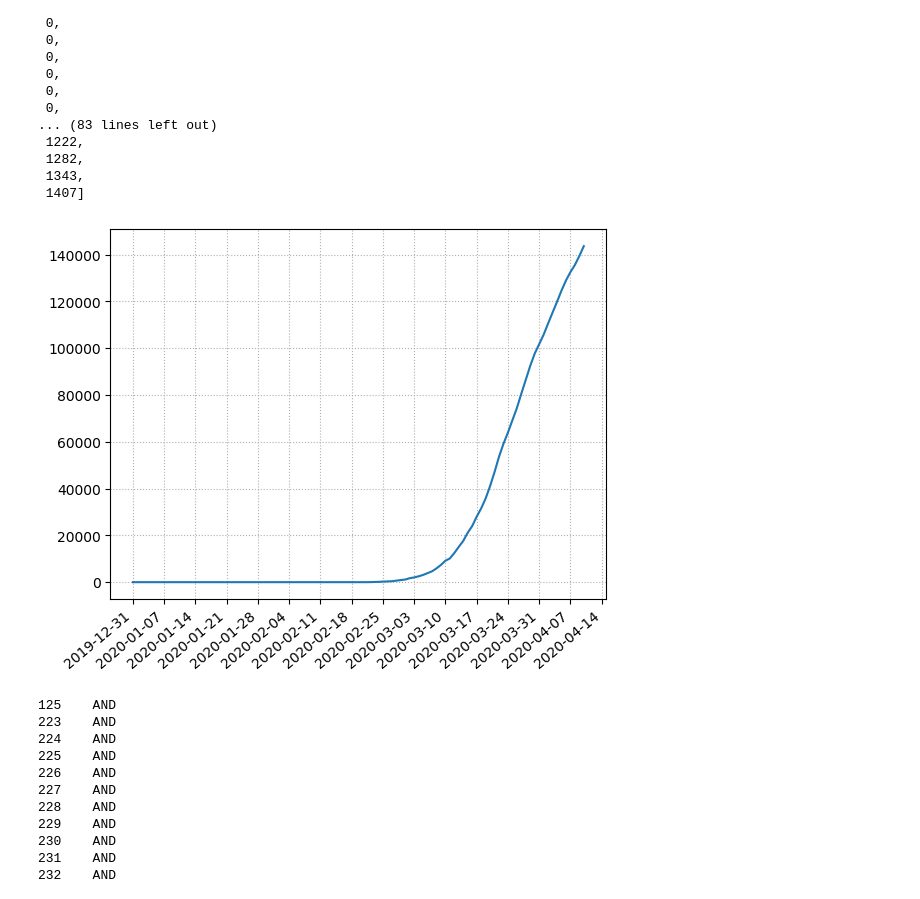
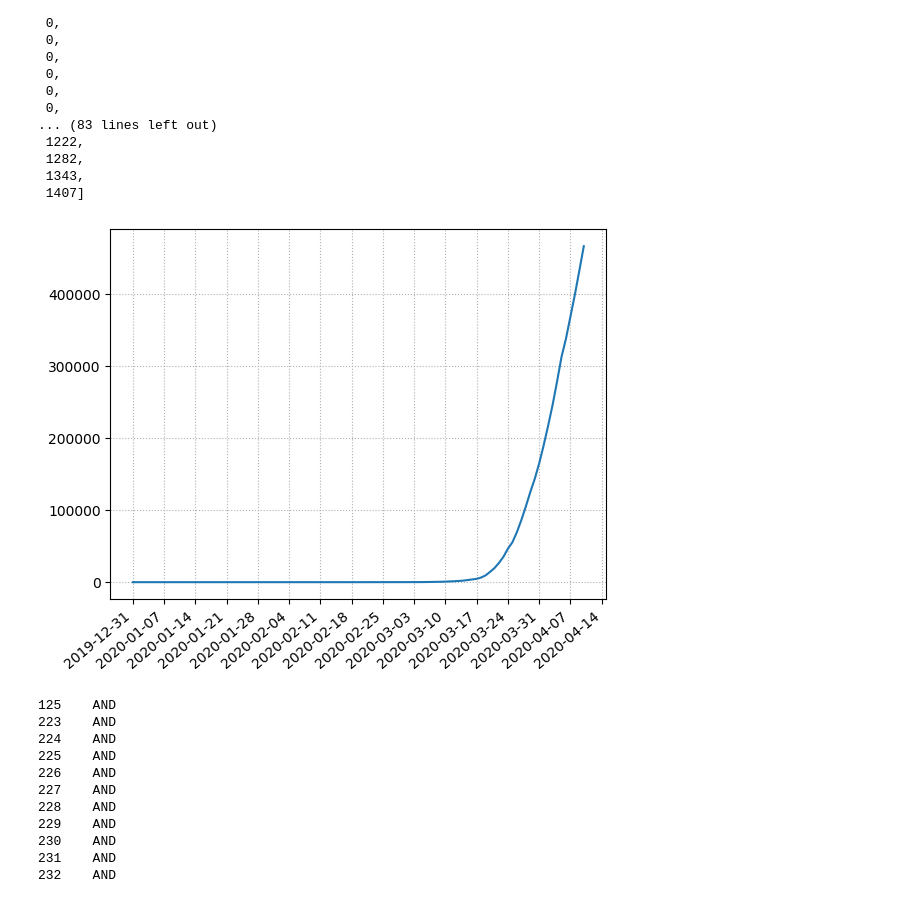
Before and after one commit to dominikmik195/mat_soft, a Jupyter notebook: corona.ipynb, the cells around one changed output. Drawn from its saved outputs; the diff is of its cells as text; code cells hidden in the pictures.

```diff
--- a/corona.ipynb
+++ b/corona.ipynb
@@ -574,9 +622,9 @@ def prikaz_kontinuiranog_rasta(drzava):
     plt.grid(linestyle = ':')
     return fig
 # %%
-prikaz_kontinuiranog_rasta('Italy')
+prikaz_kontinuiranog_rasta('United_States_of_America')
 # %% [output]
-[figure, old version]
+[figure, new version]
 # %%
 izdvoji_drzavu('Andorra')['countryterritoryCode']
 # %% [output]
```
Also changed, not shown: parts of 12 cells of this notebook, 3 other files.
